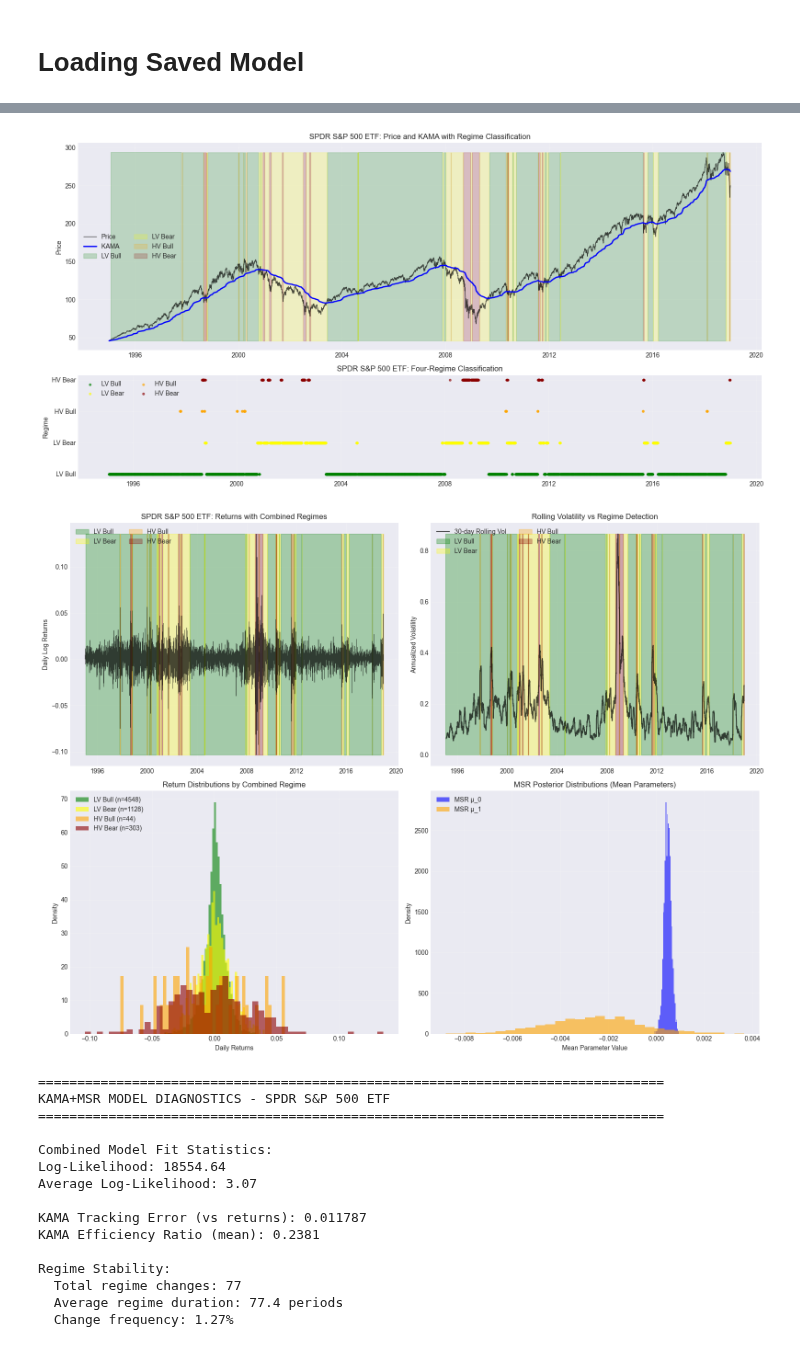
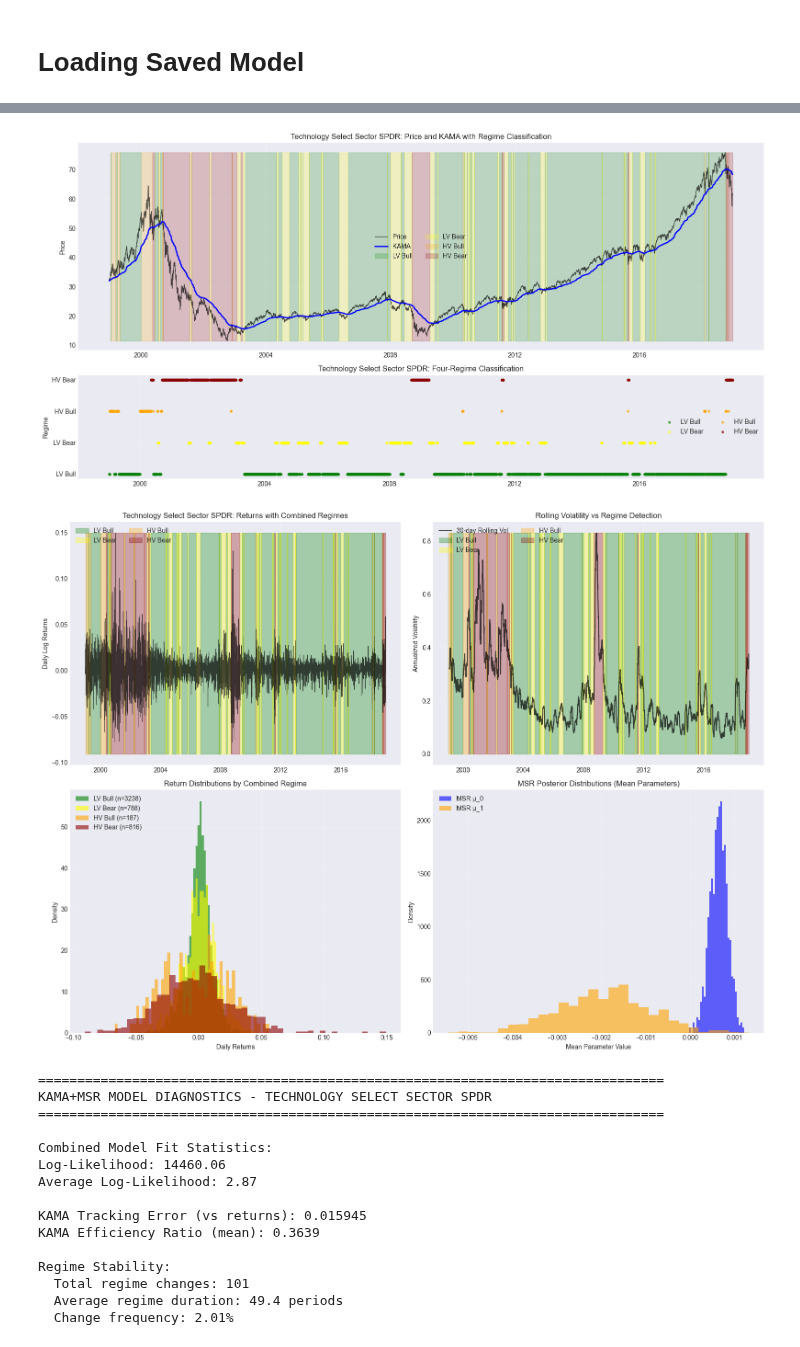
Before and after one commit to jessego20/FE800_project_code, a Jupyter notebook: analyze_single_kama_msr_model.ipynb, the cells around one changed output, grey strips where cells are left out. Saved outputs shown, nothing was run; the diff lists cells and outputs as text; code cells hidden in the pictures.

```diff
--- a/analyze_single_kama_msr_model.ipynb
+++ b/analyze_single_kama_msr_model.ipynb
@@ -150,7 +150,7 @@ def load_and_analyze_KAMA_MSR_model(asset_name: str, n_regimes: int, sub_folder:
 
     return loaded_model, transition_results
 
-asset_name = 'SPDR S&P 500 ETF'
+asset_name = 'Technology Select Sector SPDR'
 n_regimes = 2
 sub_folder = 'us_equity'
 edte_sub_folder = datetime(2018, 12, 31).strftime('%Y%m%d')
@@ -176,20 +176,20 @@ gamma: 1.3500000000000003
-[figure, old version]
+[figure, new version]
-[figure, old version]
+[figure, new version]
 ================================================================================
-KAMA+MSR MODEL DIAGNOSTICS - SPDR S&P 500 ETF
+KAMA+MSR MODEL DIAGNOSTICS - TECHNOLOGY SELECT SECTOR SPDR
 ================================================================================
 
 Combined Model Fit Statistics:
-Log-Likelihood: 18554.64
-Average Log-Likelihood: 3.07
+Log-Likelihood: 14460.06
+Average Log-Likelihood: 2.87
 
-KAMA Tracking Error (vs returns): 0.011787
-KAMA Efficiency Ratio (mean): 0.2381
+KAMA Tracking Error (vs returns): 0.015945
+KAMA Efficiency Ratio (mean): 0.3639
 
 Regime Stability:
-  Total regime changes: 77
-  Average regime duration: 77.4 periods
-  Change frequency: 1.27%
+  Total regime changes: 101
+  Average regime duration: 49.4 periods
+  Change frequency: 2.01%
 # %%
 level1_transition_matrix = transition_results[1]['transition_probabilities']\
     .rename(columns={0: 'Low Vol Bull', 1: 'Low Vol Bear', 2: 'High Vol Bull', 3: 'High Vol Bear'},
```
Also changed, not shown: parts of 5 cells of this notebook, 29 other files.
